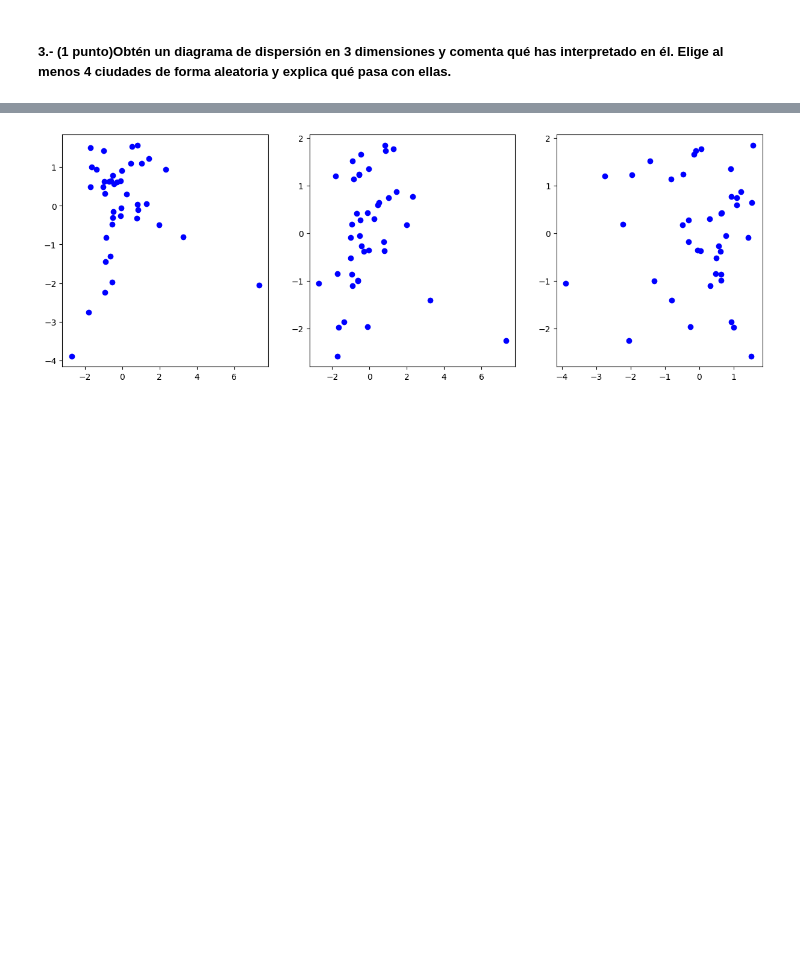
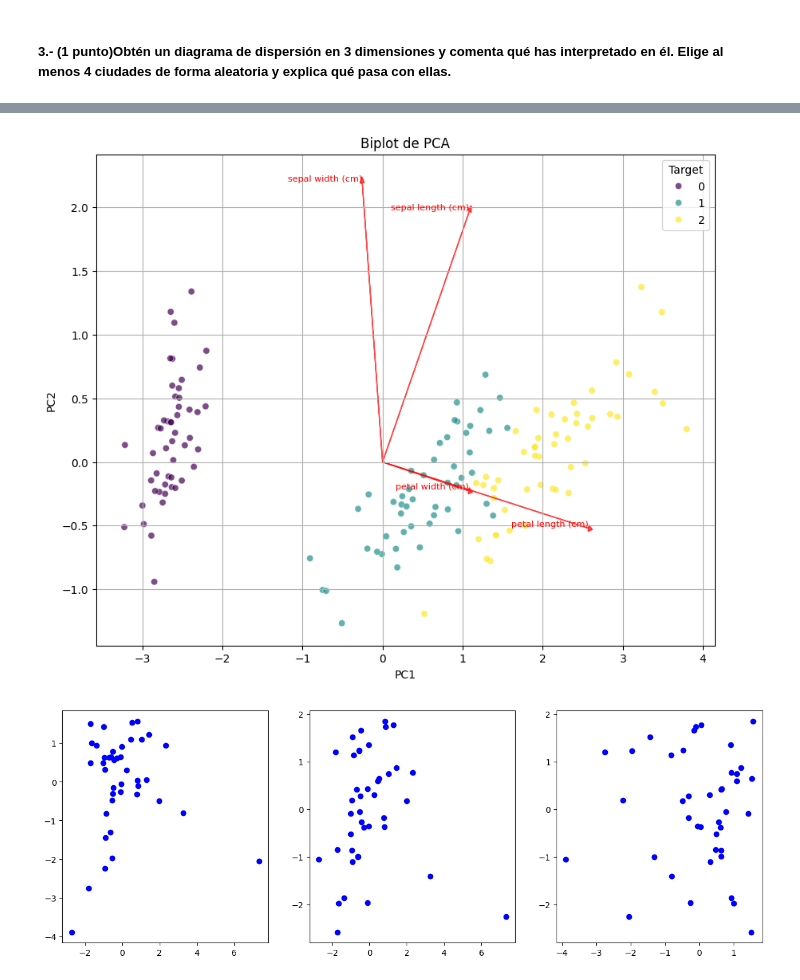
Before and after one commit to Alf-caput/P1_MineriaDeDatos, a Jupyter notebook: P3_ReduccionDimensionalidad/P3_ReduccionDimensionalidad.ipynb, the cells around one changed output, grey strips where cells are left out. Saved outputs shown, nothing was run; the diff lists cells and outputs as text; code cells hidden in the pictures; blank space fills up the shorter version.

```diff
--- a/P3_ReduccionDimensionalidad/P3_ReduccionDimensionalidad.ipynb
+++ b/P3_ReduccionDimensionalidad/P3_ReduccionDimensionalidad.ipynb
@@ -322 +373,39 @@ plt.show()
+# %%
+import numpy as np
+import pandas as pd
+import seaborn as sns
+import matplotlib.pyplot as plt
+from sklearn.decomposition import PCA
+from sklearn.datasets import load_iris
+
+# Cargar el conjunto de datos Iris como ejemplo
+iris = load_iris()
+X = iris.data
+variables = iris.feature_names
+
+# Realizar PCA
+pca = PCA(n_components=2)
+X_pca = pca.fit_transform(X)
+
+# Crear un DataFrame para facilitar la manipulación de los datos
+df = pd.DataFrame(X_pca, columns=['PC1', 'PC2'])
+df['Target'] = iris.target
+
+# Crear un biplot utilizando seaborn
+plt.figure(figsize=(10, 8))
+sns.scatterplot(x='PC1', y='PC2', hue='Target', data=df, palette='viridis', alpha=0.7)
+
+# Añadir flechas para representar las variables originales y los autovectores
+vectors = pca.components_.T * 3  # Multiplicar por un factor para hacer las flechas más visibles
+for i, variable in enumerate(variables):
+    plt.arrow(0, 0, vectors[i, 0], vectors[i, 1], color='r', alpha=0.7, head_width=0.05, head_length=0.05)
+    plt.text(vectors[i, 0], vectors[i, 1], variable, color='r', ha='right', va='bottom', fontsize=8)
+
+plt.title('Biplot de PCA')
+plt.xlabel('PC1')
+plt.ylabel('PC2')
+plt.grid(True)
+plt.show()
+# %% [output]
+[figure, added]
 # %%
```
Also changed, not shown: parts of 13 cells of this notebook.
